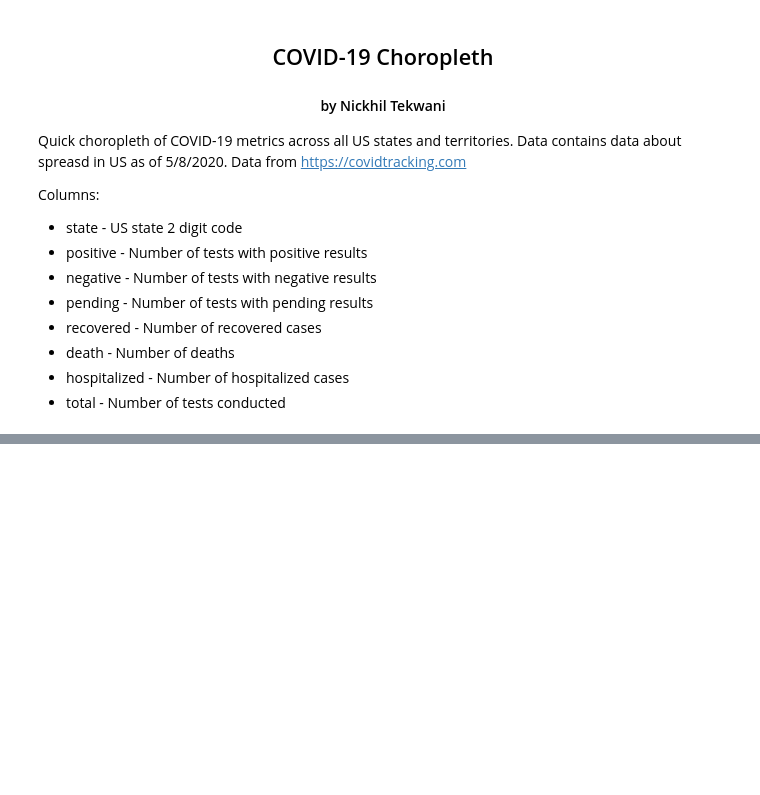
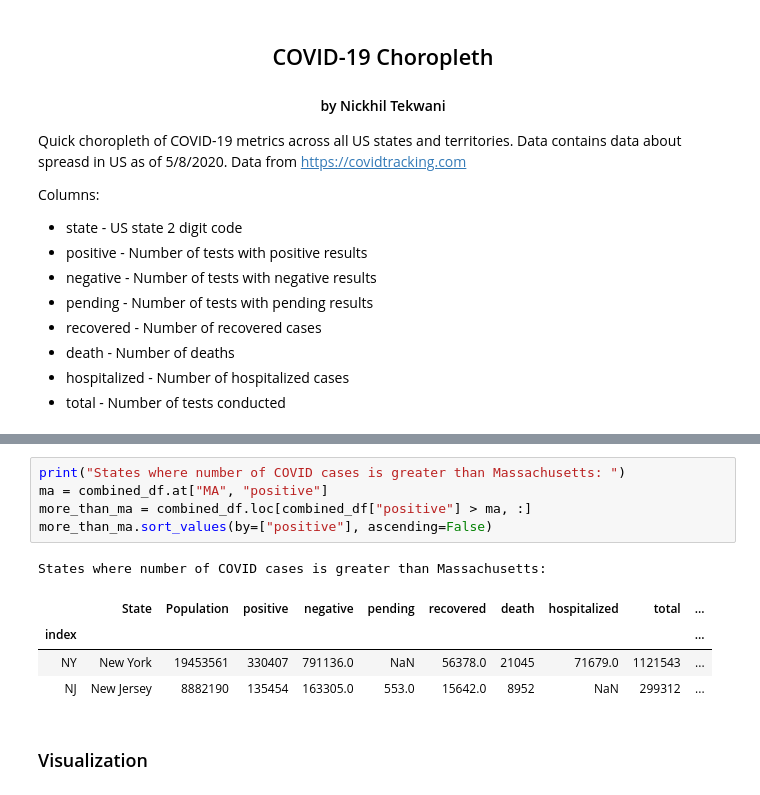
Before and after one commit to nickhil-tekwani/Python-Projects, a Jupyter notebook: Notebooks/COVID-19 Choropleth.ipynb, the cells around one changed output, grey strips where cells are left out. Saved outputs shown, nothing was run; the diff lists cells and outputs as text; blank space fills up the shorter version.

```diff
--- a/Notebooks/COVID-19 Choropleth.ipynb
+++ b/Notebooks/COVID-19 Choropleth.ipynb
@@ -22,0 +174,13 @@ FileNotFoundError: [Errno 2] File b'us_states_covid19_daily.csv' does not exist:
+# %%
+print("States where number of COVID cases is greater than Massachusetts: ")
+ma = combined_df.at["MA", "positive"]
+more_than_ma = combined_df.loc[combined_df["positive"] > ma, :]
+more_than_ma.sort_values(by=["positive"], ascending=False)
+# %% [output]
+States where number of COVID cases is greater than Massachusetts:
+|  | State | Population | positive | negative | pending | recovered | death | hospitalized | total | ... |
+| index |  |  |  |  |  |  |  |  |  | ... |
+| NY | New York | 19453561 | 330407 | 791136.0 | NaN | 56378.0 | 21045 | 71679.0 | 1121543 | ... |
+| NJ | New Jersey | 8882190 | 135454 | 163305.0 | 553.0 | 15642.0 | 8952 | NaN | 299312 | ... |
+# %% [markdown]
+### Visualization
```
Also changed, not shown: parts of 12 cells of this notebook, 1 other file.
